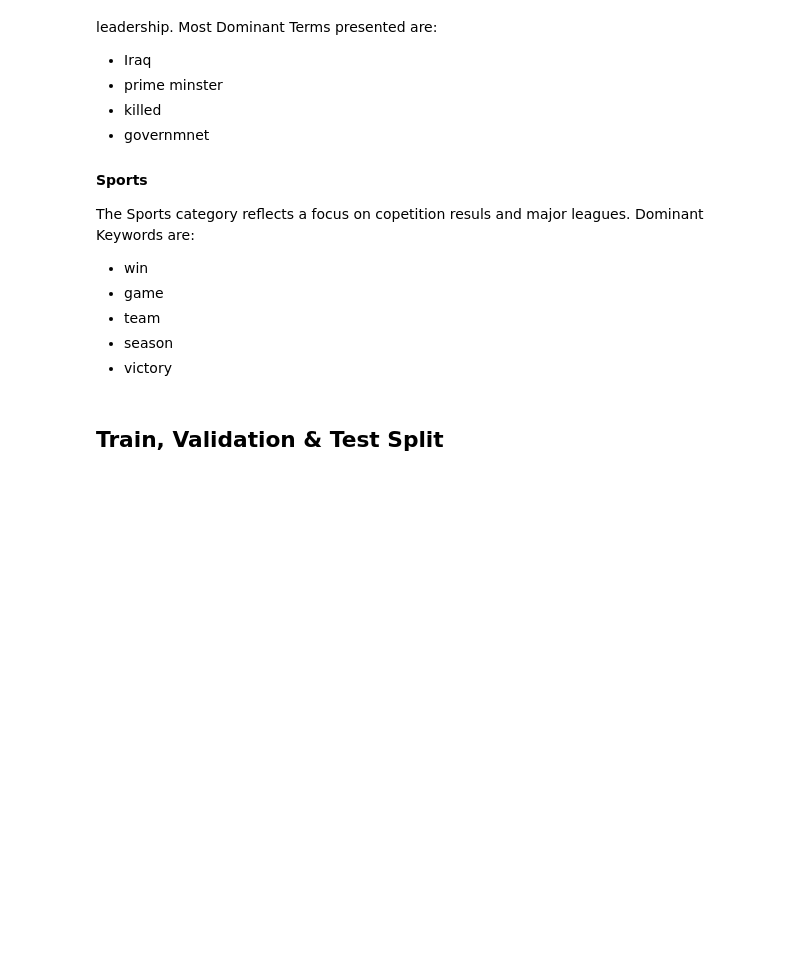
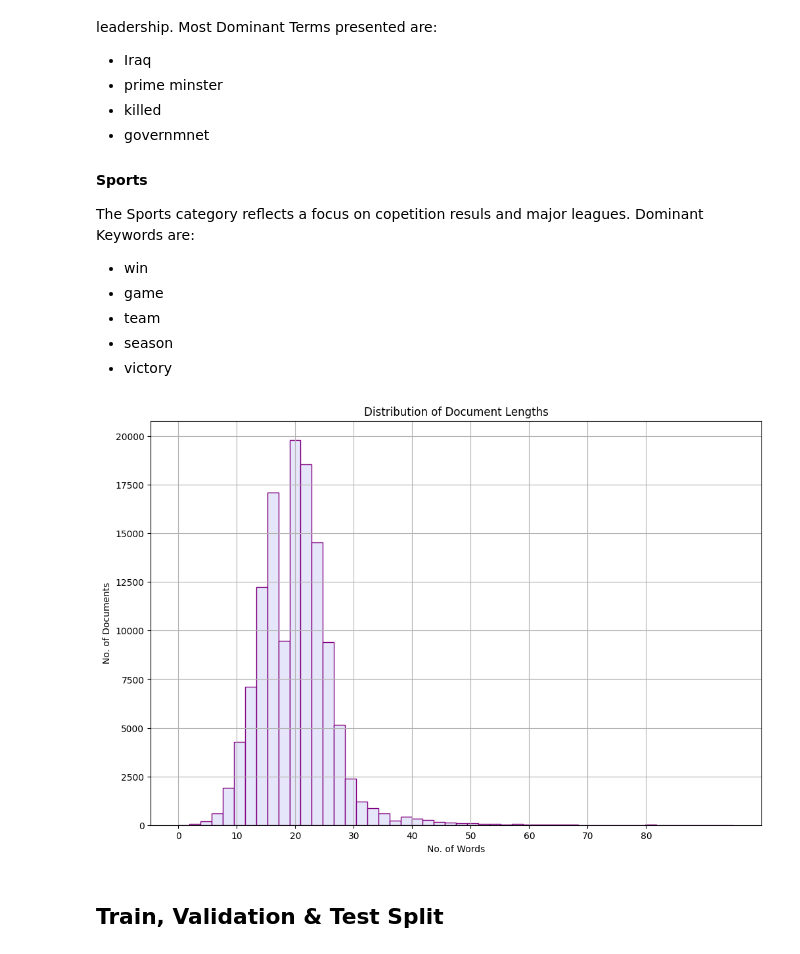
Before and after one commit to Rooneyish/News_Article_Classification, a Jupyter notebook: AG_News_Classification.ipynb, the cells around one changed output. Cells and saved outputs as stored; diff of their text form; code cells hidden in the pictures; blank space fills up the shorter version.

```diff
--- a/AG_News_Classification.ipynb
+++ b/AG_News_Classification.ipynb
@@ -220,6 +259,18 @@ Dominant Keywords are:
 * team
 * season
 * victory
+# %%
+df['len_document'] = df['X'].apply(lambda x: len(x.split()))
+
+plt.figure(figsize=(12,8))
+plt.hist(df['len_document'], bins=50, color='lavender', edgecolor = "purple")
+plt.xticks(range(0, 90, 10))
+plt.xlabel("No. of Words")
+plt.ylabel("No. of Documents")
+plt.title("Distribution of Document Lengths")
+plt.grid(True)
+# %% [output]
+[figure, added]
 # %% [markdown]
 ## Train, Validation & Test Split
 # %% [markdown]
```
Also changed, not shown: parts of 17 cells of this notebook, 3 other files.
